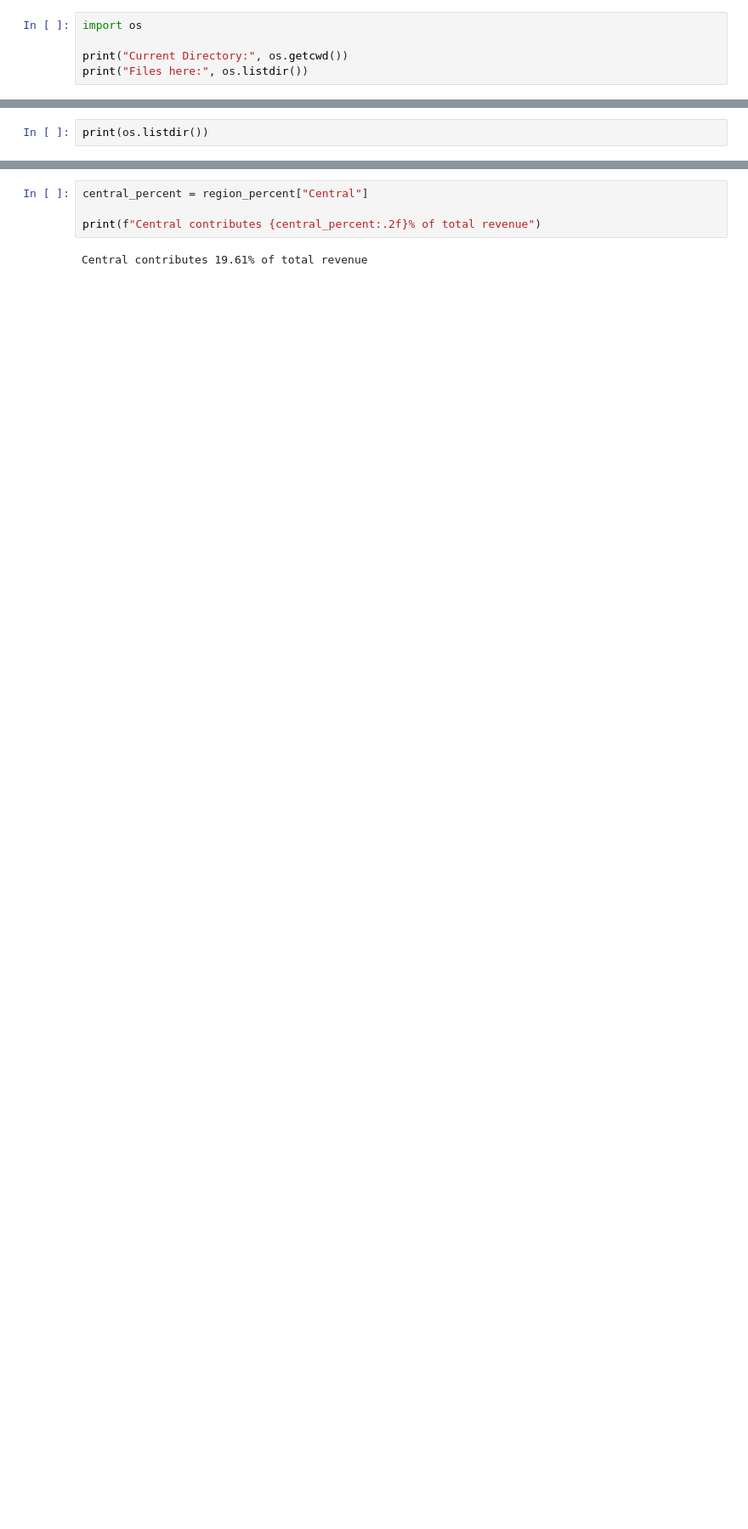
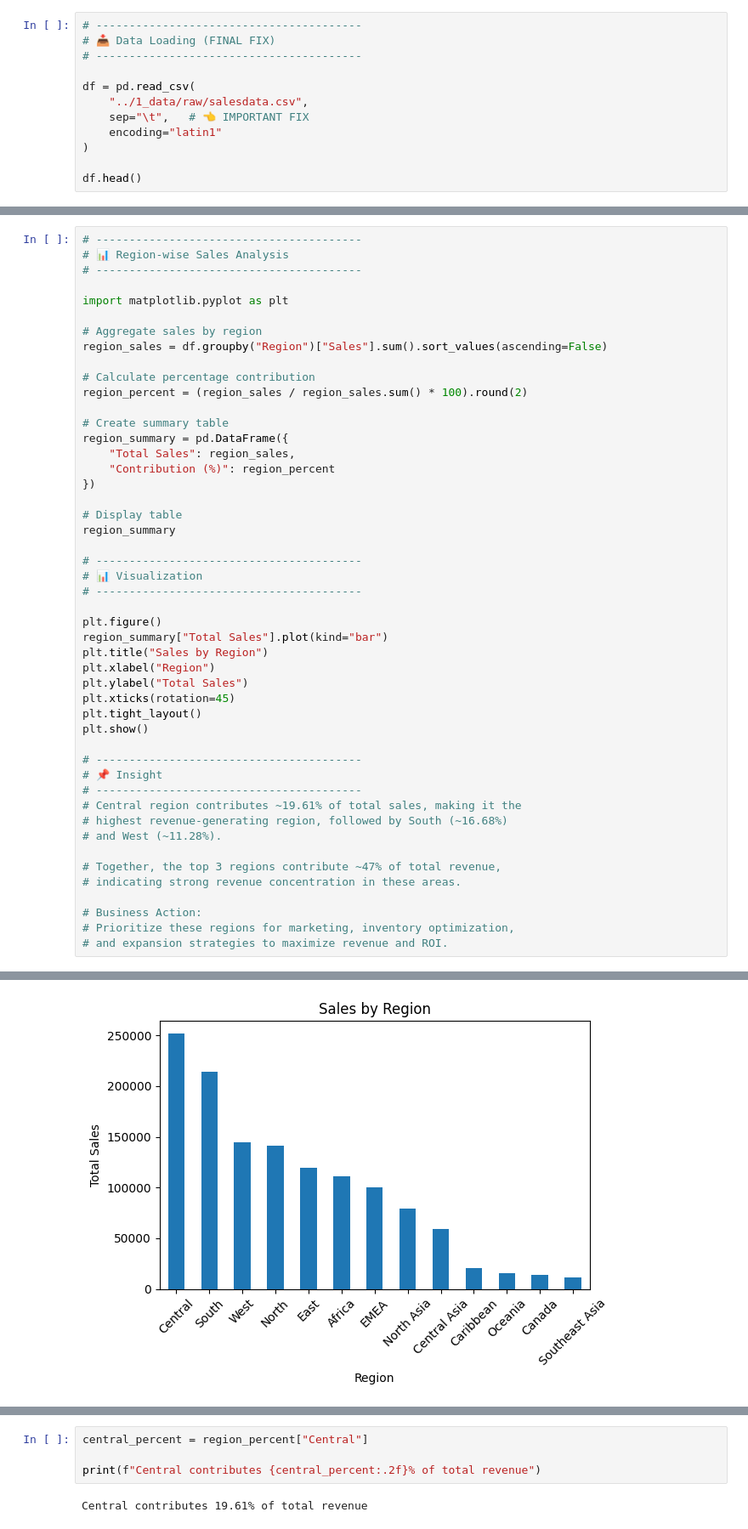
Before and after one commit to vivek31594-collab/sales-performance-dashboard, a Jupyter notebook: 2_notebooks/salesanalysis.ipynb, the cells around one changed output, grey strips where cells are left out. Shown at 85% size. Saved outputs shown, nothing was run; the diff lists cells and outputs as text; blank space fills up the shorter version.

```diff
--- a/2_notebooks/salesanalysis.ipynb
+++ b/2_notebooks/salesanalysis.ipynb
@@ -5,7 +25,14 @@ import warnings
 warnings.filterwarnings("ignore")
 # %%
-import os
+# ----------------------------------------
+# 📥 Data Loading (FINAL FIX)
+# ----------------------------------------
 
-print("Current Directory:", os.getcwd())
-print("Files here:", os.listdir())
+df = pd.read_csv(
+    "../1_data/raw/salesdata.csv",
+    sep="\t",   # 👈 IMPORTANT FIX
+    encoding="latin1"
+)
+
+df.head()
 # %% [output]
@@ -19,3 +90,49 @@ c:\Users\User\Downloads\sales-analysis-dashboard\2_notebooks
 # %%
-print(os.listdir())
+# ----------------------------------------
+# 📊 Region-wise Sales Analysis
+# ----------------------------------------
+
+import matplotlib.pyplot as plt
+
+# Aggregate sales by region
+region_sales = df.groupby("Region")["Sales"].sum().sort_values(ascending=False)
+
+# Calculate percentage contribution
+region_percent = (region_sales / region_sales.sum() * 100).round(2)
+
+# Create summary table
+region_summary = pd.DataFrame({
+    "Total Sales": region_sales,
+    "Contribution (%)": region_percent
+})
+
+# Display table
+region_summary
+
+# ----------------------------------------
+# 📊 Visualization
+# ----------------------------------------
+
+plt.figure()
+region_summary["Total Sales"].plot(kind="bar")
+plt.title("Sales by Region")
+plt.xlabel("Region")
+plt.ylabel("Total Sales")
+plt.xticks(rotation=45)
+plt.tight_layout()
+plt.show()
+
+# ----------------------------------------
+# 📌 Insight
+# ----------------------------------------
+# Central region contributes ~19.61% of total sales, making it the
+# highest revenue-generating region, followed by South (~16.68%)
+# and West (~11.28%).
+
+# Together, the top 3 regions contribute ~47% of total revenue,
+# indicating strong revenue concentration in these areas.
+
+# Business Action:
+# Prioritize these regions for marketing, inventory optimization,
+# and expansion strategies to maximize revenue and ROI.
 # %% [output]
@@ -23 +139,2 @@ print(os.listdir())
+[figure, added]
 # %%
```
Also changed, not shown: parts of 21 cells of this notebook, 1 other file.
